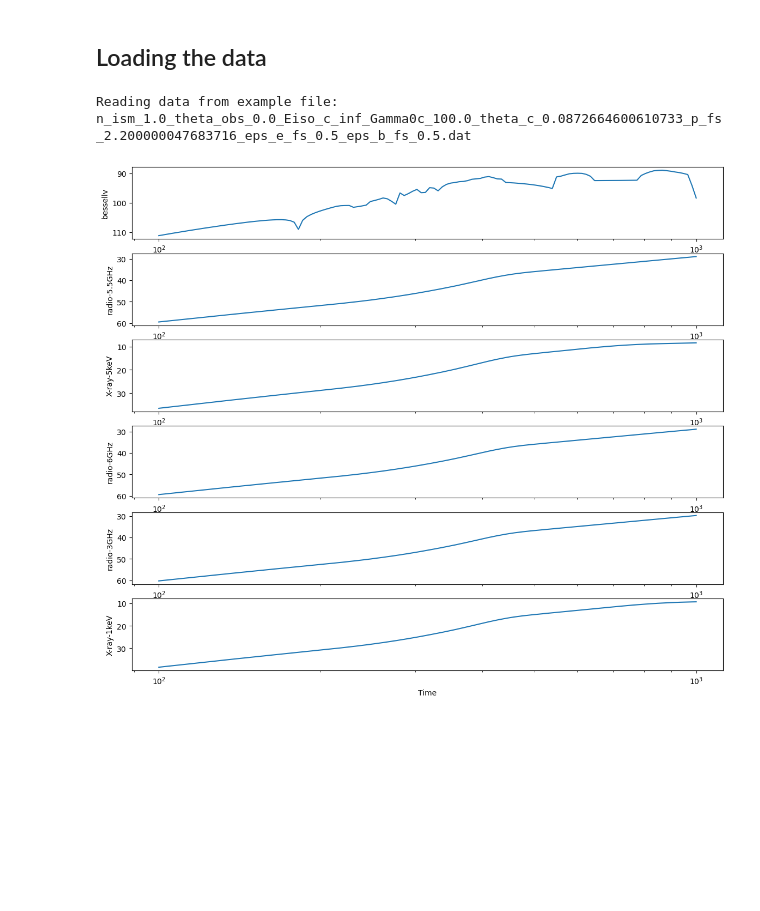
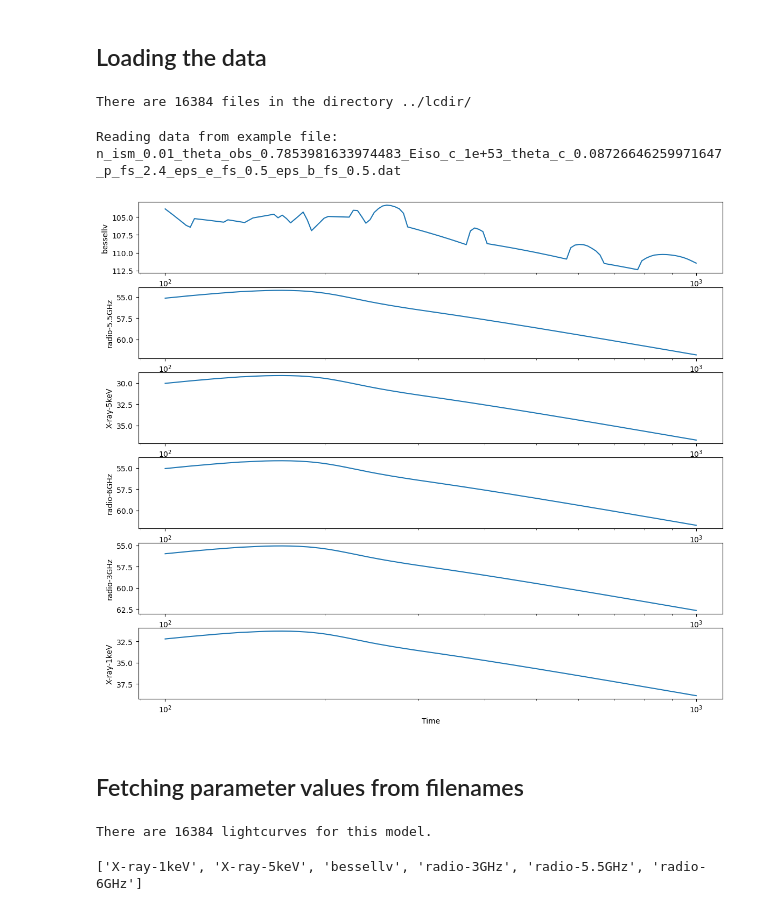
Before and after one commit to ThibeauWouters/grb_surrogate, a Jupyter notebook: preprocessing/explore_data.ipynb, the cells around one changed output. Cells and saved outputs as stored; diff of their text form; code cells hidden in the pictures; blank space fills up the shorter version.

```diff
--- a/preprocessing/explore_data.ipynb
+++ b/preprocessing/explore_data.ipynb
@@ -19,24 +36,45 @@ Y = utils.read_Y_file("./Y_afgpy.h5")
 # %%
 lcdir = "../lcdir/"
 filenames = os.listdir(lcdir)
-example_filename = filenames[0]
-print(f"Reading data from example file: {example_filename}")
-data = np.loadtxt(lcdir + example_filename)
+print(f"There are {len(filenames)} files in the directory {lcdir}")
 # %% [output]
-Reading data from example file: n_ism_1.0_theta_obs_0.0_Eiso_c_inf_Gamma0c_100.0_theta_c_0.0872664600610733_p_fs_2.200000047683716_eps_e_fs_0.5_eps_b_fs_0.5.dat
+There are 16384 files in the directory ../lcdir/
 # %%
+example_filename = filenames[10000]
+print(f"Reading data from example file: {example_filename}")
+data = np.loadtxt(lcdir + example_filename)
+
 # plot an example
 nrows = len(utils.filters)
 plt.subplots(nrows = nrows, figsize=(14, 12))
 
 for i, filt in enumerate(utils.filters):
     plt.subplot(nrows, 1, i+1)
     plt.plot(times, data[:, i])
     plt.ylabel(filt)
     plt.gca().invert_yaxis()
     plt.xscale("log")
 
 plt.xlabel("Time")
 plt.show()
 # %% [output]
+Reading data from example file: n_ism_0.01_theta_obs_0.7853981633974483_Eiso_c_1e+53_theta_c_0.08726646259971647_p_fs_2.4_eps_e_fs_0.5_eps_b_fs_0.5.dat
-[figure, old version]
+[figure, new version]
+# %% [markdown]
+## Fetching parameter values from filenames
+# %%
+lcs_dir = "../lcdir/"
+filenames = os.listdir(lcs_dir)
+full_filenames = [os.path.join(lcs_dir, f) for f in filenames]
+print(f"There are {len(full_filenames)} lightcurves for this model.")
+
+data = read_photometry_files(full_filenames)
+data = interpolate_nans(data)
+# %% [output]
+There are 16384 lightcurves for this model.
+# %%
+keys = list(data.keys())
+filts = sorted(list(set(data[keys[0]].keys()) - {"t"}))
+print(filts)
+# %% [output]
+['X-ray-1keV', 'X-ray-5keV', 'bessellv', 'radio-3GHz', 'radio-5.5GHz', 'radio-6GHz']
```
Also changed, not shown: parts of 24 cells of this notebook, 5 other files.
